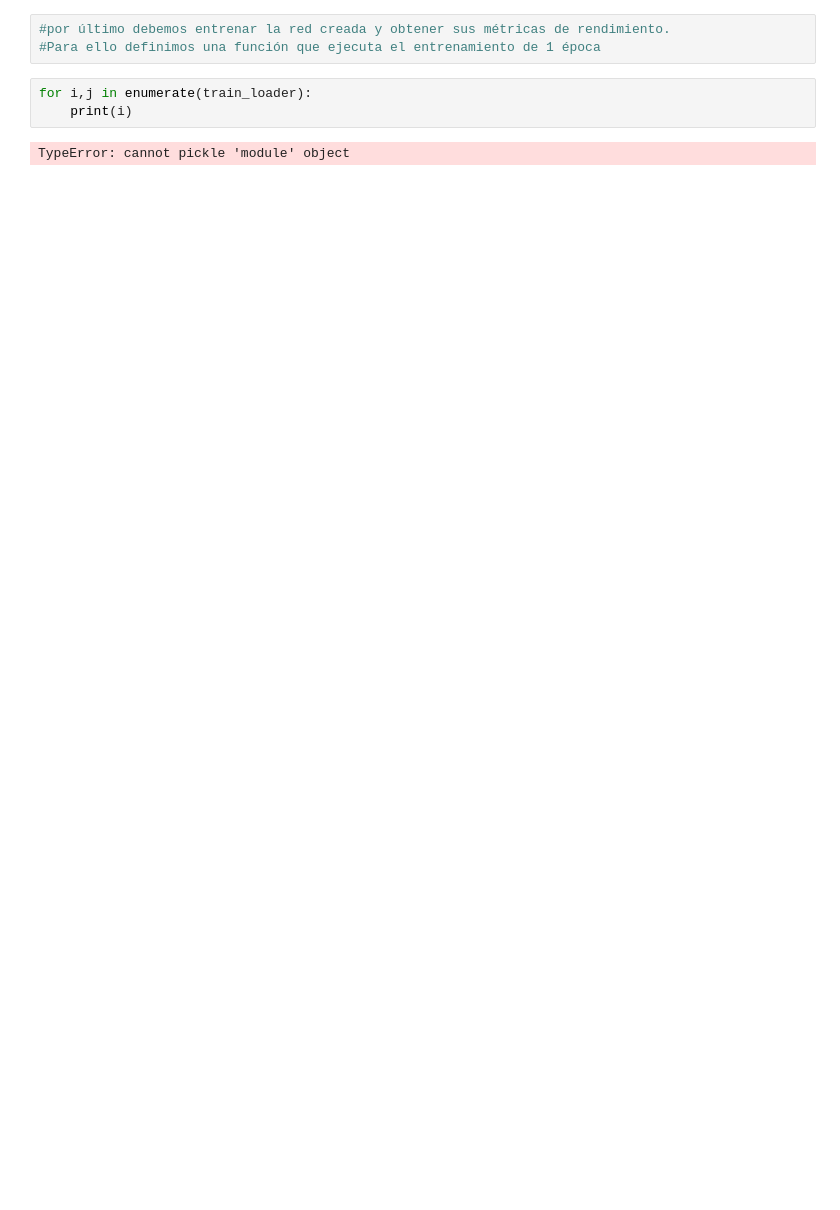
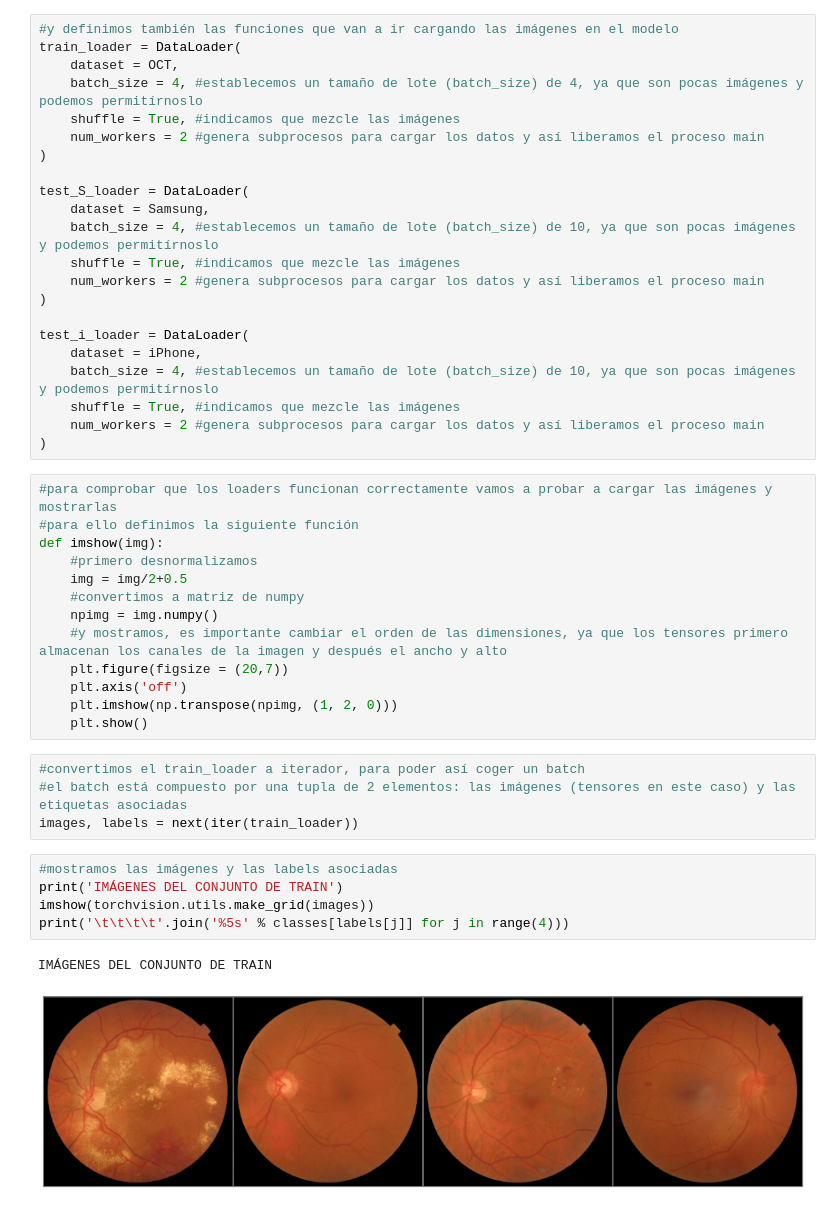
Before and after one commit to SamuelLozanoJuarez/CNN_and_Diabetic_Retinopathy, a Jupyter notebook: Primera Red.ipynb, the cells around one changed output. Drawn from its saved outputs; the diff is of its cells as text; blank space fills up the shorter version.

Commit message:
#14 Actualización CNN
Modificación del script para introducir una estructura siguiendo las directrices de la página del propio PyTorch.

```diff
--- a/Primera Red.ipynb
+++ b/Primera Red.ipynb
@@ -153,8 +43,47 @@ optimizer = optim.Adam(cnn.parameters(), lr = 0.01)
-# %%
-#por último debemos entrenar la red creada y obtener sus métricas de rendimiento.
-#Para ello definimos una función que ejecuta el entrenamiento de 1 época
-# %%
-for i,j in enumerate(train_loader):
-    print(i)
-# %% [output]
-TypeError: cannot pickle 'module' object
+# %%
+#y definimos también las funciones que van a ir cargando las imágenes en el modelo
+train_loader = DataLoader(
+    dataset = OCT,
+    batch_size = 4, #establecemos un tamaño de lote (batch_size) de 4, ya que son pocas imágenes y podemos permitírnoslo
+    shuffle = True, #indicamos que mezcle las imágenes
+    num_workers = 2 #genera subprocesos para cargar los datos y así liberamos el proceso main
+)
+
+test_S_loader = DataLoader(
+    dataset = Samsung,
+    batch_size = 4, #establecemos un tamaño de lote (batch_size) de 10, ya que son pocas imágenes y podemos permitírnoslo
+    shuffle = True, #indicamos que mezcle las imágenes
+    num_workers = 2 #genera subprocesos para cargar los datos y así liberamos el proceso main
+)
+
+test_i_loader = DataLoader(
+    dataset = iPhone,
+    batch_size = 4, #establecemos un tamaño de lote (batch_size) de 10, ya que son pocas imágenes y podemos permitírnoslo
+    shuffle = True, #indicamos que mezcle las imágenes
+    num_workers = 2 #genera subprocesos para cargar los datos y así liberamos el proceso main
+)
+# %%
+#para comprobar que los loaders funcionan correctamente vamos a probar a cargar las imágenes y mostrarlas
+#para ello definimos la siguiente función
+def imshow(img):
+    #primero desnormalizamos
+    img = img/2+0.5
+    #convertimos a matriz de numpy
+    npimg = img.numpy()
+    #y mostramos, es importante cambiar el orden de las dimensiones, ya que los tensores primero almacenan los canales de la imagen y después el ancho y alto
+    plt.figure(figsize = (20,7))
+    plt.axis('off')
+    plt.imshow(np.transpose(npimg, (1, 2, 0)))
+    plt.show()
+# %%
+#convertimos el train_loader a iterador, para poder así coger un batch
+#el batch está compuesto por una tupla de 2 elementos: las imágenes (tensores en este caso) y las etiquetas asociadas
+images, labels = next(iter(train_loader))
+# %%
+#mostramos las imágenes y las labels asociadas
+print('IMÁGENES DEL CONJUNTO DE TRAIN')
+imshow(torchvision.utils.make_grid(images))
+print('\t\t\t\t'.join('%5s' % classes[labels[j]] for j in range(4)))
+# %% [output]
+IMÁGENES DEL CONJUNTO DE TRAIN
+[figure, added]
```
Also changed, not shown: parts of 23 cells of this notebook.
